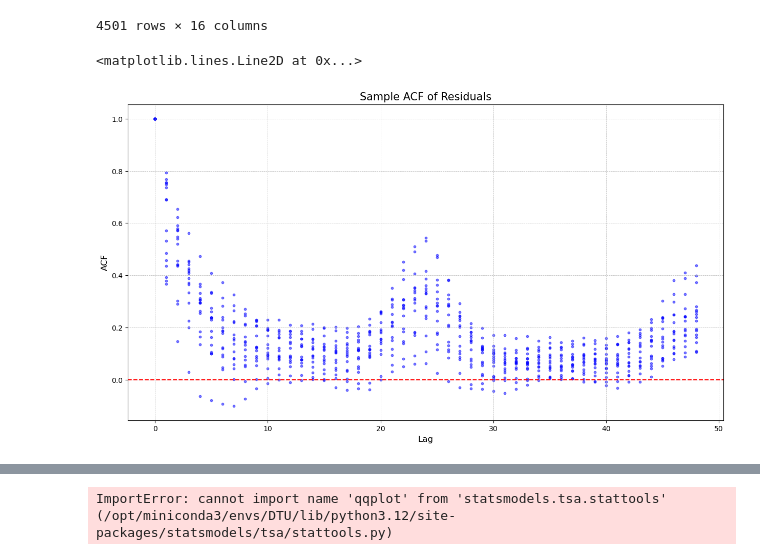
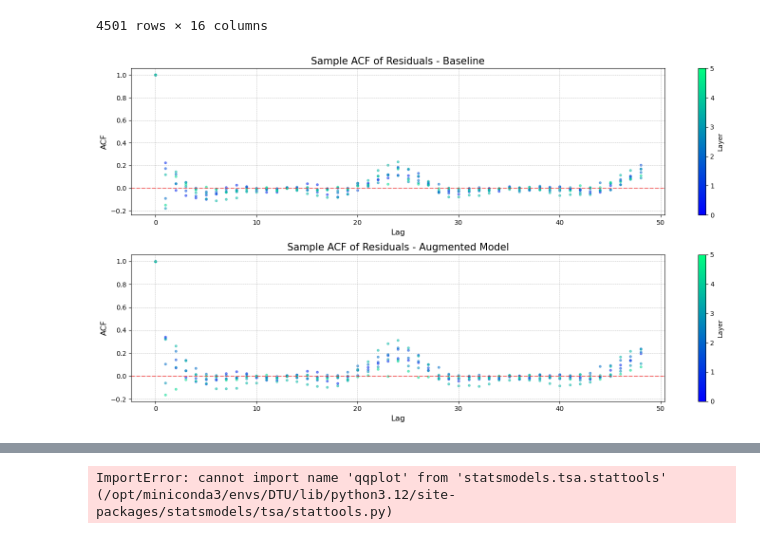
Before and after one commit to petergroenning/thesis_project, a Jupyter notebook: notebooks/res_analysis.ipynb, the cells around one changed output, grey strips where cells are left out. Drawn from its saved outputs; the diff is of its cells as text; code cells hidden in the pictures.

```diff
--- a/notebooks/res_analysis.ipynb
+++ b/notebooks/res_analysis.ipynb
@@ -136,22 +137,50 @@ res
 4501 rows × 16 columns
 # %%
 from statsmodels.tsa.stattools import acf
+from scipy.stats import probplot
+
 import matplotlib.cm as cm
-res = pd.read_csv(f'../residuals/base_model.csv', index_col=0)
+res = pd.read_csv(f'../residuals/2state_basic.csv', index_col=0)
+res_b = pd.read_csv(f'../residuals/2state_model4.csv', index_col=0)
 res
-fig, ax = plt.subplots(1, 1, figsize=(15, 8))
-for i in range(0, 16):
+fig, ax = plt.subplots(2, 1, figsize=(15, 8))
+for i in range(1, 7):
     sacf = acf(res[f'X{i}'], nlags=48)
 
-    ax.scatter(np.arange(0,len(sacf)),sacf, label=f'X{i}', color = 'blue', alpha = 0.5, s = 10)
+    ax[1].scatter(np.arange(0,len(sacf)),sacf, label=f'X{i}', color = cm.winter(i / 7), alpha = 0.5, s = 10)
 
-# ax.legend(ncol = 4)
-cm.winter
-ax.set_title('Sample ACF of Residuals', fontsize=15)
-ax.set_xlabel('Lag', fontsize=12)
-ax.set_ylabel('ACF', fontsize=12)
-ax.grid(True, which='both', linestyle='--', linewidth=0.5)
-ax.axhline(y=0, color='r', linestyle='--')
+    sacf = acf(res_b[f'X{i}'], nlags=48)
+    ax[0].scatter(np.arange(0,len(sacf)),sacf, label=f'X{i}', color = cm.winter(i / 7), alpha = 0.5, s = 10)
+
+    # ax[1].plot(osm[0], osm[1], 'o', color=cm.winter(i / 7), markersize=2)
+
+    # theorethical line
+    # s, j, r = osr
+    # ax[1].plot(osm[0], s*osm[0]+j, color=cm.winter(i / 7), linewidth=1, alpha = 0.6, linestyle='--')
+
+# set colorbar
+sm = cm.ScalarMappable(cmap=cm.winter, norm=plt.Normalize(vmin=0, vmax=5))
+sm.set_array([])
+fig.colorbar(sm, ax=ax[0], orientation='vertical', label='Layer')
+fig.colorbar(sm, ax=ax[1], orientation='vertical', label='Layer')
+
+ax[0].set_title('Sample ACF of Residuals - Baseline', fontsize=15)
+ax[0].set_xlabel('Lag', fontsize=12)
+ax[0].set_ylabel('ACF', fontsize=12)
+ax[0].grid(True, which='both', linestyle='--', linewidth=0.5)
+ax[0].axhline(y=0, color='r', linestyle='--', alpha=0.5)
+
+
+ax[1].set_title('Sample ACF of Residuals - Augmented Model', fontsize=15)
+ax[1].set_xlabel('Lag', fontsize=12)
+ax[1].set_ylabel('ACF', fontsize=12)
+ax[1].grid(True, which='both', linestyle='--', linewidth=0.5)
+ax[1].axhline(y=0, color='r', linestyle='--', alpha=0.5)
+# ax[1].set_title('QQ plot of Residuals', fontsize=15)
+# ax[1].set_xlabel('Theoretical Quantiles', fontsize=12)
+# ax[1].set_ylabel('Sample Quantiles', fontsize=12)
+# ax[1].grid(True, which='both', linestyle='--', linewidth=0.5)
+
+fig.tight_layout()
 # %% [output]
-<matplotlib.lines.Line2D at 0x...>
-[figure, old version]
+[figure, new version]
```
Also changed, not shown: parts of 10 cells of this notebook, 17 other files.
